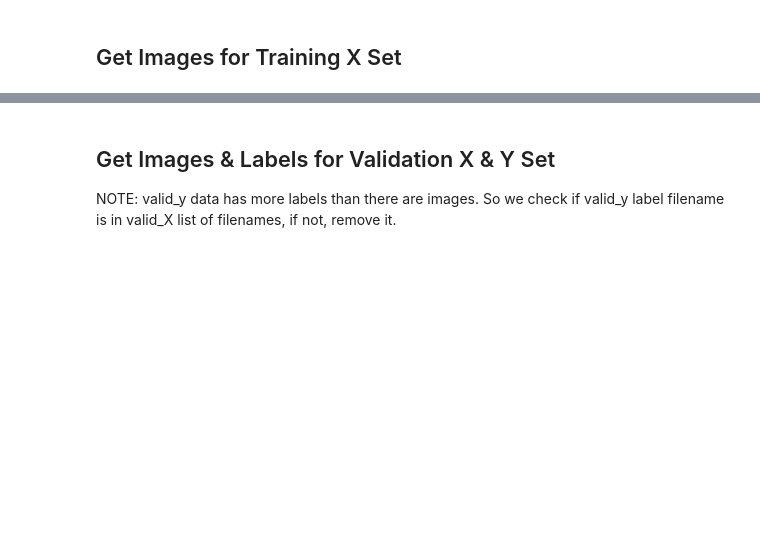
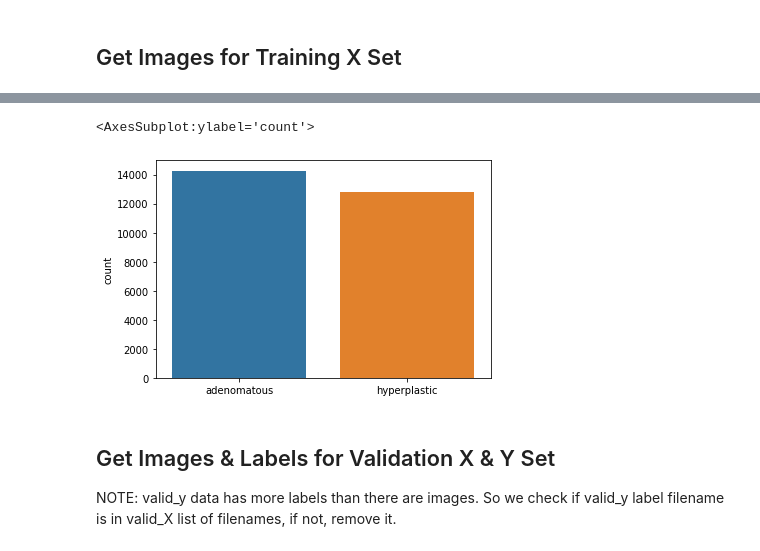
Before and after one commit to shreyahunur/Lesion-Detection, a Jupyter notebook: Notebooks/cnn_polyp_classification_main.ipynb, the cells around one changed output, grey strips where cells are left out. Saved outputs shown, nothing was run; the diff lists cells and outputs as text; code cells hidden in the pictures; blank space fills up the shorter version.

```diff
--- a/Notebooks/cnn_polyp_classification_main.ipynb
+++ b/Notebooks/cnn_polyp_classification_main.ipynb
@@ -279 +271,4 @@ train_X_images = get_images(train_X_filepaths, 120)
+# %%
+cln_train_X_imgs, cln_train_y_polyp_names = remove_non_labeled_polyps(
+                                                train_X_images, train_y_polyp_names)
 # %%
@@ -324,3 +302,8 @@ X_train = X_train / 255
+# %%
+sns.countplot(cln_train_y_polyp_names)
+# %% [output]
+<AxesSubplot:ylabel='count'>
+[figure, added]
 # %% [markdown]
 ## Get Images & Labels for Validation X & Y Set
 
```
Also changed, not shown: parts of 87 cells of this notebook.
